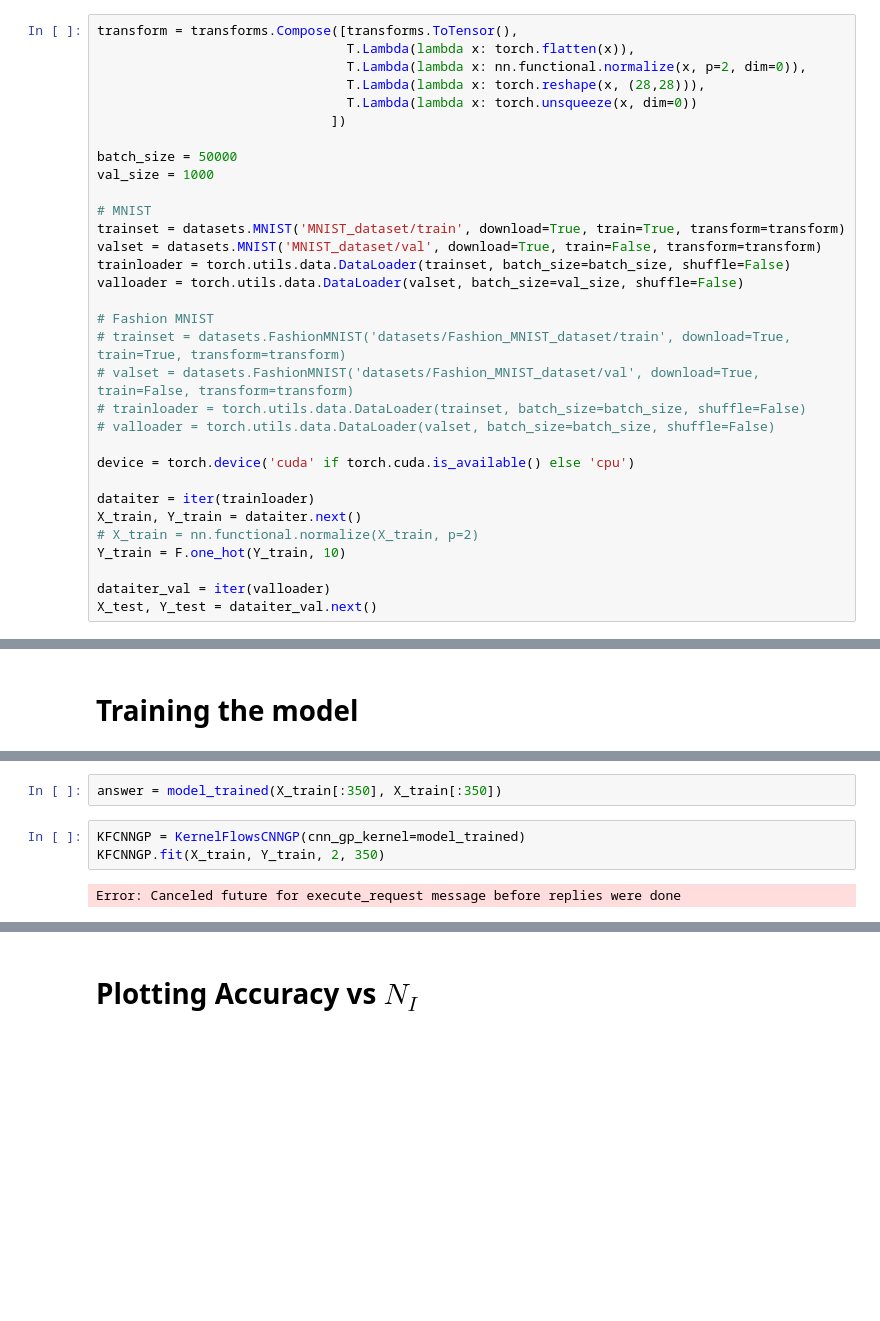
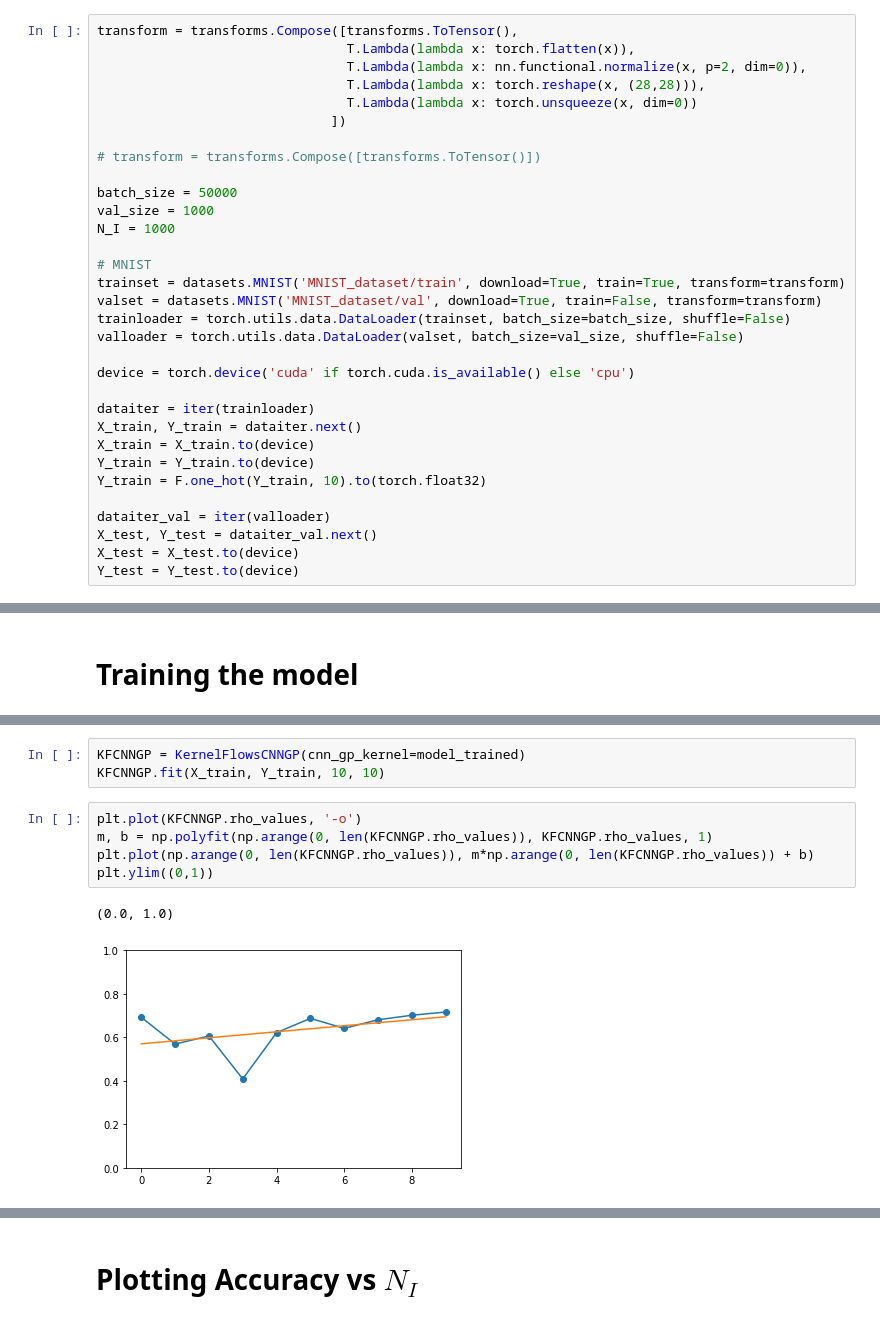
Before and after one commit to waleedbinkhalid74/cnn-gp, a Jupyter notebook: CNN_GP_Memory.ipynb, the cells around one changed output, grey strips where cells are left out. Cells and saved outputs as stored; diff of their text form; blank space fills up the shorter version.

```diff
--- a/CNN_GP_Memory.ipynb
+++ b/CNN_GP_Memory.ipynb
@@ -30,8 +36,11 @@ transform = transforms.Compose([transforms.ToTensor(),
                                 T.Lambda(lambda x: torch.unsqueeze(x, dim=0))
                               ])
 
+# transform = transforms.Compose([transforms.ToTensor()])
+
 batch_size = 50000
 val_size = 1000
+N_I = 1000
 
 # MNIST
 trainset = datasets.MNIST('MNIST_dataset/train', download=True, train=True, transform=transform)
@@ -39,21 +48,18 @@ valset = datasets.MNIST('MNIST_dataset/val', download=True, train=False, transfo
 trainloader = torch.utils.data.DataLoader(trainset, batch_size=batch_size, shuffle=False)
 valloader = torch.utils.data.DataLoader(valset, batch_size=val_size, shuffle=False)
 
-# Fashion MNIST
-# trainset = datasets.FashionMNIST('datasets/Fashion_MNIST_dataset/train', download=True, train=True, transform=transform)
-# valset = datasets.FashionMNIST('datasets/Fashion_MNIST_dataset/val', download=True, train=False, transform=transform)
-# trainloader = torch.utils.data.DataLoader(trainset, batch_size=batch_size, shuffle=False)
-# valloader = torch.utils.data.DataLoader(valset, batch_size=batch_size, shuffle=False)
-
 device = torch.device('cuda' if torch.cuda.is_available() else 'cpu')
 
 dataiter = iter(trainloader)
 X_train, Y_train = dataiter.next()
-# X_train = nn.functional.normalize(X_train, p=2)
-Y_train = F.one_hot(Y_train, 10)
+X_train = X_train.to(device)
+Y_train = Y_train.to(device)
+Y_train = F.one_hot(Y_train, 10).to(torch.float32)
 
 dataiter_val = iter(valloader)
 X_test, Y_test = dataiter_val.next()
+X_test = X_test.to(device)
+Y_test = Y_test.to(device)
 # %% [markdown]
 # Model
 # %%
@@ -179,7 +177,11 @@ covnet_trained = Sequential(
-# %%
-answer = model_trained(X_train[:350], X_train[:350])
 # %%
 KFCNNGP = KernelFlowsCNNGP(cnn_gp_kernel=model_trained)
-KFCNNGP.fit(X_train, Y_train, 2, 350)
+KFCNNGP.fit(X_train, Y_train, 10, 10)
-# %% [output]
-Error: Canceled future for execute_request message before replies were done
+# %%
+plt.plot(KFCNNGP.rho_values, '-o')
+m, b = np.polyfit(np.arange(0, len(KFCNNGP.rho_values)), KFCNNGP.rho_values, 1)
+plt.plot(np.arange(0, len(KFCNNGP.rho_values)), m*np.arange(0, len(KFCNNGP.rho_values)) + b)
+plt.ylim((0,1))
+# %% [output]
+(0.0, 1.0)
+[figure, added]
```
Also changed, not shown: parts of 8 cells of this notebook, 5 other files.
